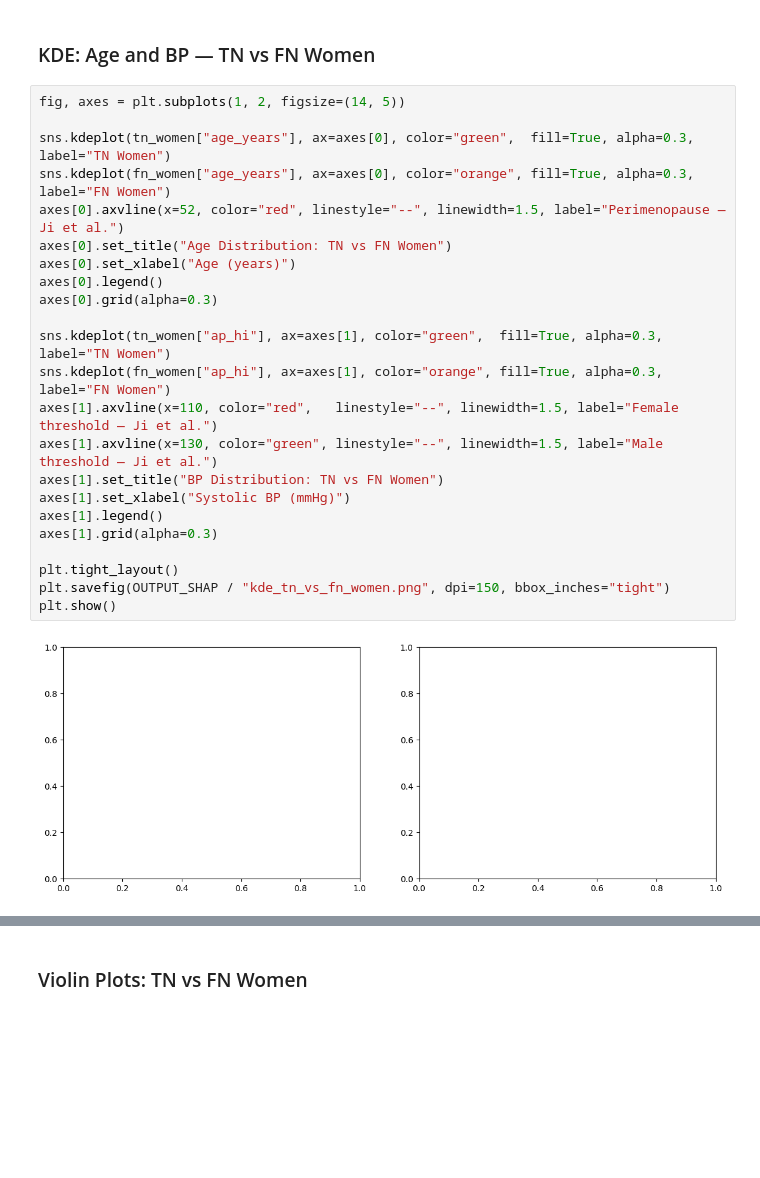
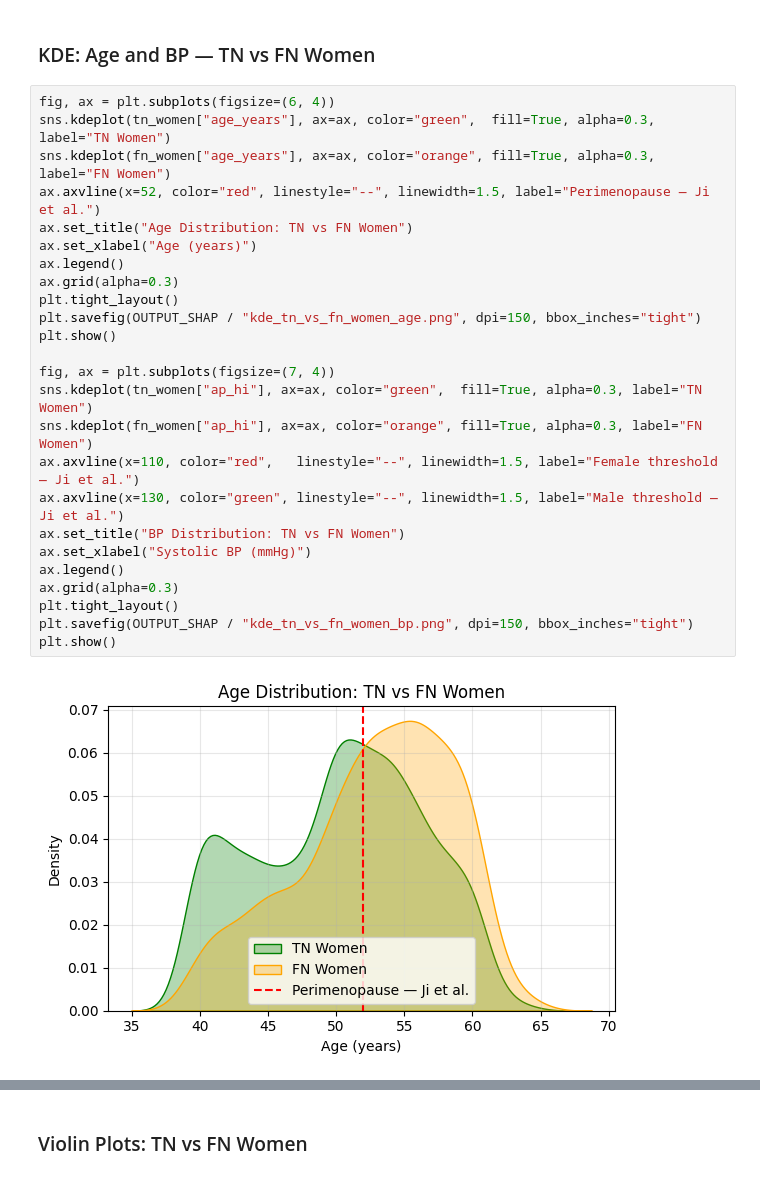
Before and after one commit to Kavisha612/Dissertation_ExplainableAI, a Jupyter notebook: SHAP_fairness_notebooks/shap_02_local_subgroup_benchmarking.ipynb, the cells around one changed output, grey strips where cells are left out. Drawn from its saved outputs; the diff is of its cells as text; blank space fills up the shorter version.

```diff
--- a/SHAP_fairness_notebooks/shap_02_local_subgroup_benchmarking.ipynb
+++ b/SHAP_fairness_notebooks/shap_02_local_subgroup_benchmarking.ipynb
@@ -526,27 +762,29 @@ cholesterol               1.12                  1.18
 # %% [markdown]
 ### KDE: Age and BP — TN vs FN Women
 # %%
-fig, axes = plt.subplots(1, 2, figsize=(14, 5))
+fig, ax = plt.subplots(figsize=(6, 4))
+sns.kdeplot(tn_women["age_years"], ax=ax, color="green",  fill=True, alpha=0.3, label="TN Women")
+sns.kdeplot(fn_women["age_years"], ax=ax, color="orange", fill=True, alpha=0.3, label="FN Women")
+ax.axvline(x=52, color="red", linestyle="--", linewidth=1.5, label="Perimenopause — Ji et al.")
+ax.set_title("Age Distribution: TN vs FN Women")
+ax.set_xlabel("Age (years)")
+ax.legend()
+ax.grid(alpha=0.3)
+plt.tight_layout()
+plt.savefig(OUTPUT_SHAP / "kde_tn_vs_fn_women_age.png", dpi=150, bbox_inches="tight")
+plt.show()
 
-sns.kdeplot(tn_women["age_years"], ax=axes[0], color="green",  fill=True, alpha=0.3, label="TN Women")
-sns.kdeplot(fn_women["age_years"], ax=axes[0], color="orange", fill=True, alpha=0.3, label="FN Women")
-axes[0].axvline(x=52, color="red", linestyle="--", linewidth=1.5, label="Perimenopause — Ji et al.")
-axes[0].set_title("Age Distribution: TN vs FN Women")
-axes[0].set_xlabel("Age (years)")
-axes[0].legend()
-axes[0].grid(alpha=0.3)
-
-sns.kdeplot(tn_women["ap_hi"], ax=axes[1], color="green",  fill=True, alpha=0.3, label="TN Women")
-sns.kdeplot(fn_women["ap_hi"], ax=axes[1], color="orange", fill=True, alpha=0.3, label="FN Women")
-axes[1].axvline(x=110, color="red",   linestyle="--", linewidth=1.5, label="Female threshold — Ji et al.")
-axes[1].axvline(x=130, color="green", linestyle="--", linewidth=1.5, label="Male threshold — Ji et al.")
-axes[1].set_title("BP Distribution: TN vs FN Women")
-axes[1].set_xlabel("Systolic BP (mmHg)")
-axes[1].legend()
-axes[1].grid(alpha=0.3)
-
+fig, ax = plt.subplots(figsize=(7, 4))
+sns.kdeplot(tn_women["ap_hi"], ax=ax, color="green",  fill=True, alpha=0.3, label="TN Women")
+sns.kdeplot(fn_women["ap_hi"], ax=ax, color="orange", fill=True, alpha=0.3, label="FN Women")
+ax.axvline(x=110, color="red",   linestyle="--", linewidth=1.5, label="Female threshold — Ji et al.")
+ax.axvline(x=130, color="green", linestyle="--", linewidth=1.5, label="Male threshold — Ji et al.")
+ax.set_title("BP Distribution: TN vs FN Women")
+ax.set_xlabel("Systolic BP (mmHg)")
+ax.legend()
+ax.grid(alpha=0.3)
 plt.tight_layout()
-plt.savefig(OUTPUT_SHAP / "kde_tn_vs_fn_women.png", dpi=150, bbox_inches="tight")
+plt.savefig(OUTPUT_SHAP / "kde_tn_vs_fn_women_bp.png", dpi=150, bbox_inches="tight")
 plt.show()
 # %% [output]
-[figure, old version]
+[figure, new version]
```
Also changed, not shown: parts of 10 cells of this notebook.
